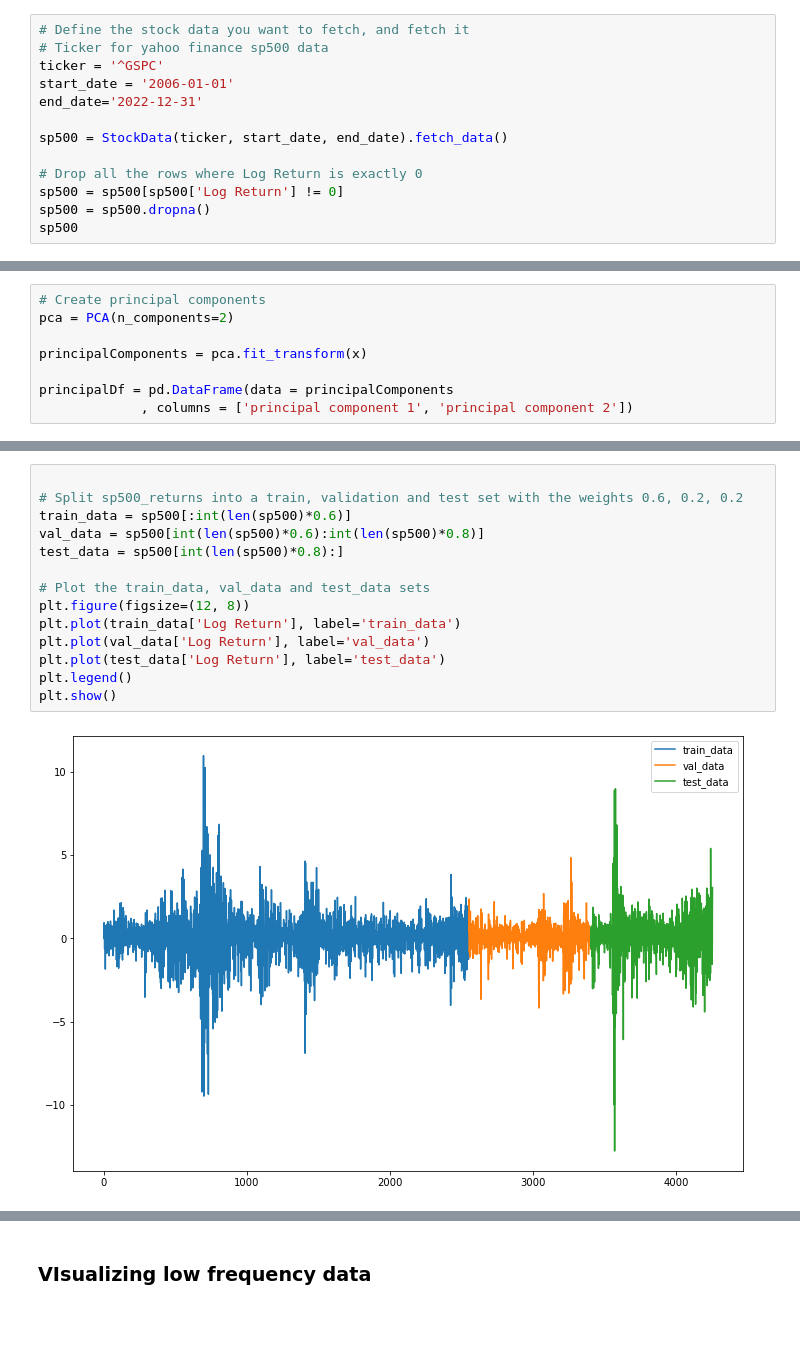
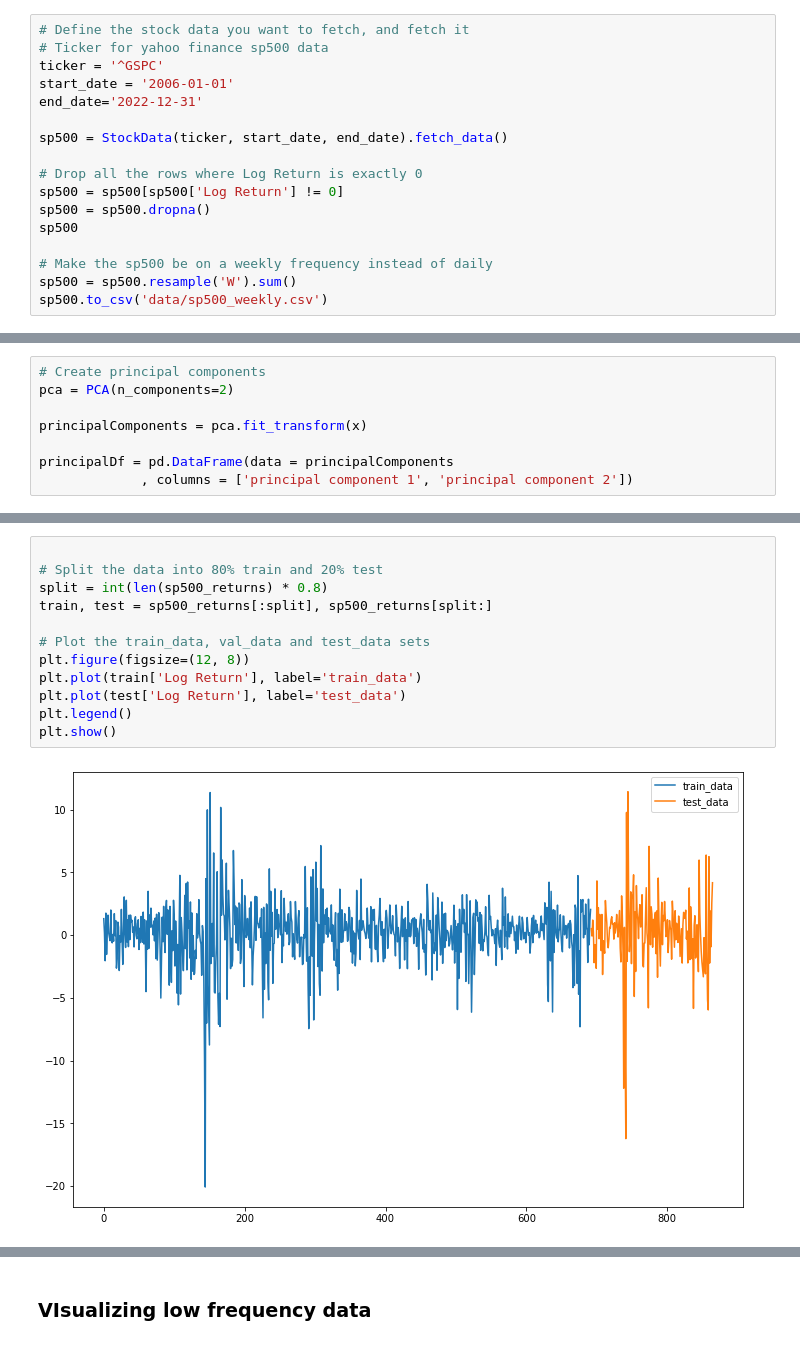
Before and after one commit to setamies/volatility-modeling, a Jupyter notebook: main.ipynb, the cells around one changed output, grey strips where cells are left out. Cells and saved outputs as stored; diff of their text form.

```diff
--- a/main.ipynb
+++ b/main.ipynb
@@ -28,5 +28,9 @@ sp500 = StockData(ticker, start_date, end_date).fetch_data()
 sp500 = sp500[sp500['Log Return'] != 0]
 sp500 = sp500.dropna()
 sp500
+
+# Make the sp500 be on a weekly frequency instead of daily
+sp500 = sp500.resample('W').sum()
+sp500.to_csv('data/sp500_weekly.csv')
 # %% [output]
 [*********************100%***********************]  1 of 1 completed
@@ -296,19 +280,17 @@ plt.show()
 # %%
 
-# Split sp500_returns into a train, validation and test set with the weights 0.6, 0.2, 0.2
-train_data = sp500[:int(len(sp500)*0.6)]
-val_data = sp500[int(len(sp500)*0.6):int(len(sp500)*0.8)]
-test_data = sp500[int(len(sp500)*0.8):]
+# Split the data into 80% train and 20% test
+split = int(len(sp500_returns) * 0.8)
+train, test = sp500_returns[:split], sp500_returns[split:]
 
 # Plot the train_data, val_data and test_data sets
 plt.figure(figsize=(12, 8))
-plt.plot(train_data['Log Return'], label='train_data')
-plt.plot(val_data['Log Return'], label='val_data')
-plt.plot(test_data['Log Return'], label='test_data')
+plt.plot(train['Log Return'], label='train_data')
+plt.plot(test['Log Return'], label='test_data')
 plt.legend()
 plt.show()
 # %% [output]
-[figure, old version]
+[figure, new version]
 # %%
 # Perform an ADF test on the data
 adf_result = adfuller(sp500['Log Return'].dropna())
```
Also changed, not shown: parts of 29 cells of this notebook, 1 other file.
